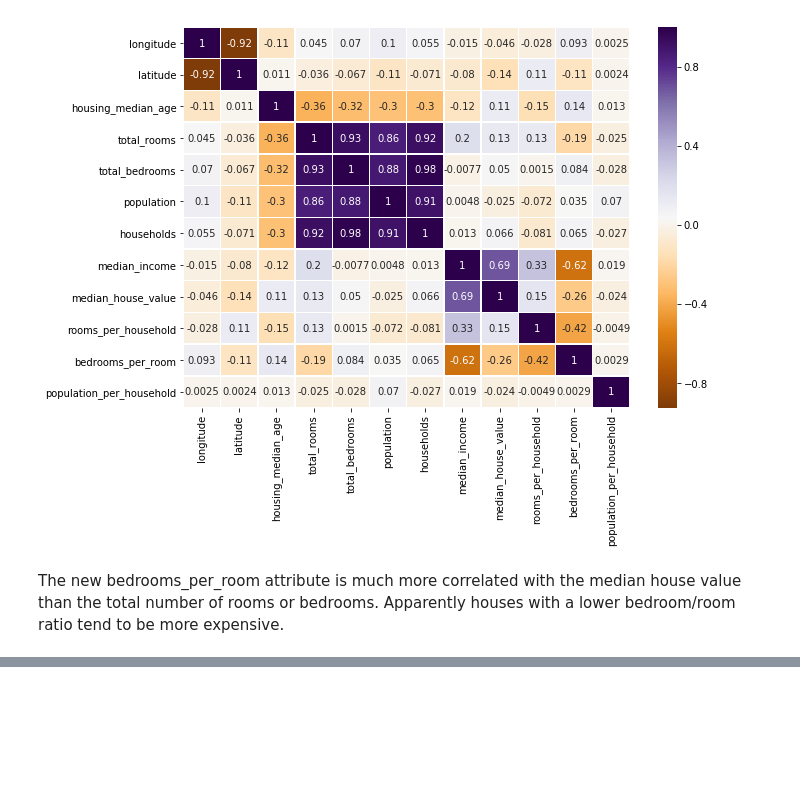
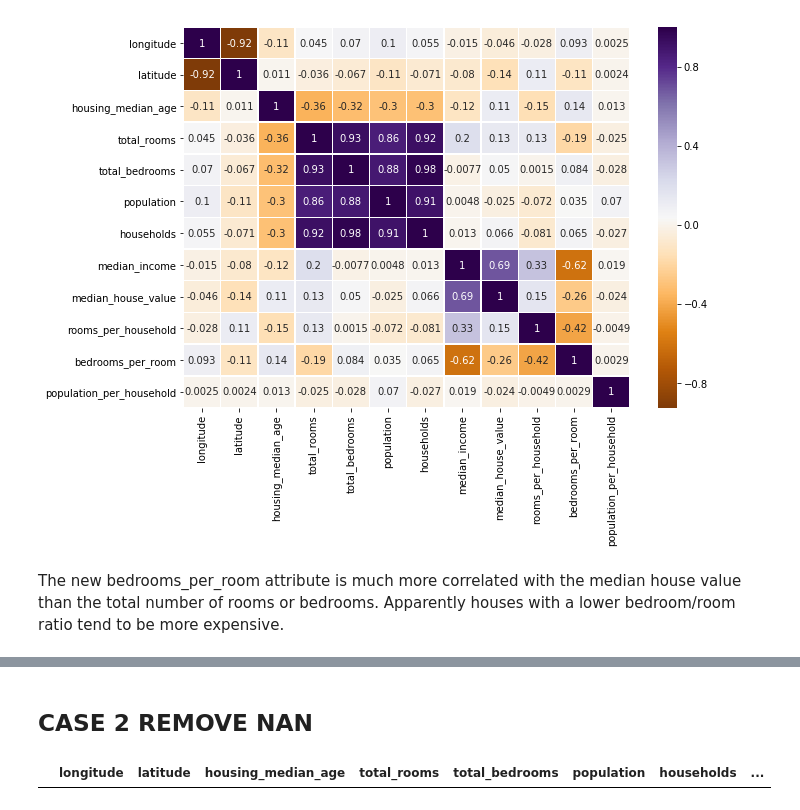
Before and after one commit to DiaDeMuertos/JupiterBase, a Jupyter notebook: Hands-on Machine Learning/Chapter #02.ipynb, the cells around one changed output, grey strips where cells are left out. Cells and saved outputs as stored; diff of their text form; code cells hidden in the pictures; blank space fills up the shorter version.

```diff
--- a/Hands-on Machine Learning/Chapter #02.ipynb
+++ b/Hands-on Machine Learning/Chapter #02.ipynb
@@ -277,0 +312,13 @@ houses with a lower bedroom/room ratio tend to be more expensive.
+# %% [markdown]
+## CASE 2 REMOVE NAN
+# %%
+imputer = SimpleImputer(strategy="median")
+temp_df = df.drop(columns=["ocean_proximity"]).copy()
+
+temp_imputer = imputer.fit_transform(temp_df)
+
+temp_df = pd.DataFrame(temp_imputer, columns=temp_df.columns)
+
+temp_df[temp_df["total_bedrooms"].isnull()]
+# %% [output]
+|  | longitude | latitude | housing_median_age | total_rooms | total_bedrooms | population | households | ... |
```
Also changed, not shown: parts of 5 cells of this notebook.
